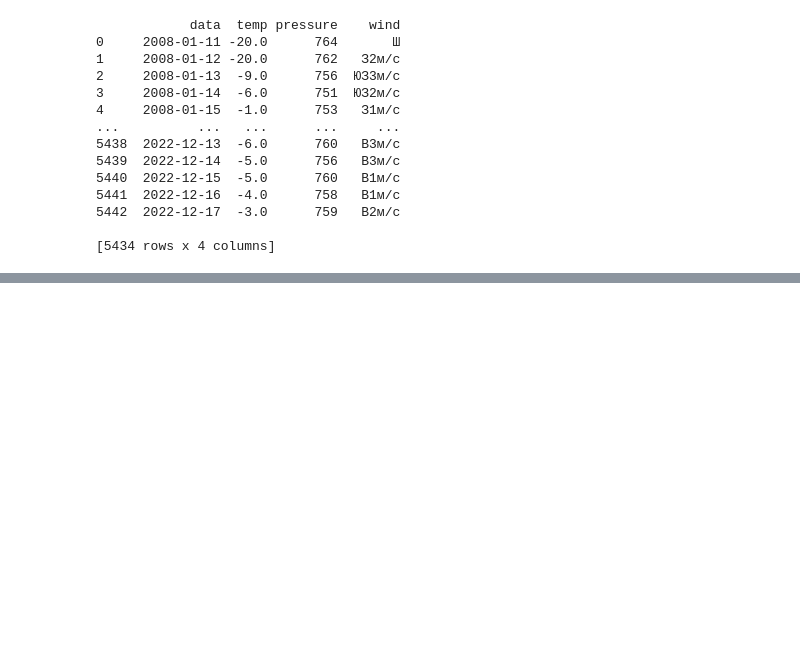
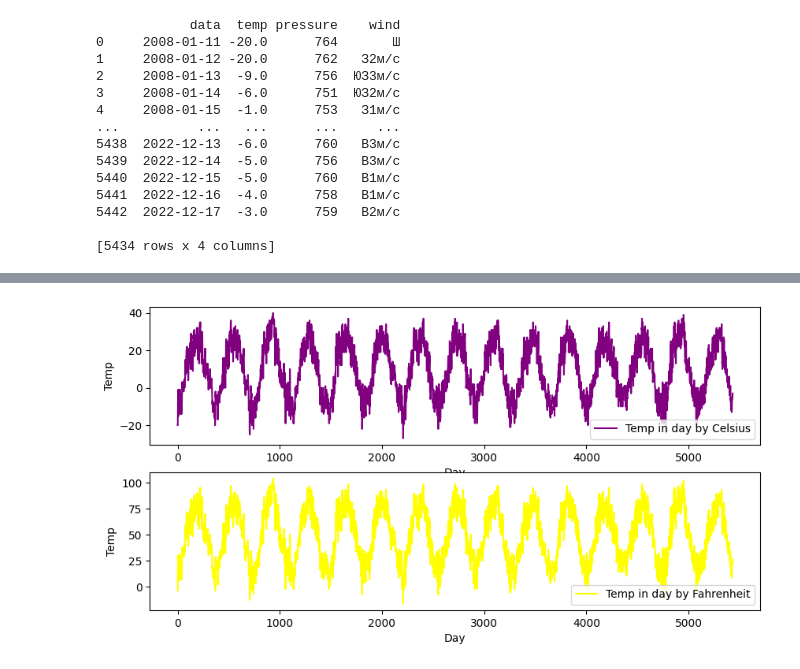
Before and after one commit to ddubbedd/lab-py-3sem, a Jupyter notebook: lab4/main.ipynb, the cells around one changed output, grey strips where cells are left out. Saved outputs shown, nothing was run; the diff lists cells and outputs as text; code cells hidden in the pictures; blank space fills up the shorter version.

```diff
--- a/lab4/main.ipynb
+++ b/lab4/main.ipynb
@@ -88,0 +170,16 @@ print(df_t6)
+# %%
+figure = plt.figure(figsize=(10, 5))
+ax1=figure.add_subplot(211)
+ax1.plot(df['temp'], color="purple")
+plt.legend(["Temp in day by Celsius"])
+plt.xlabel("Day")
+plt.ylabel("Temp")
+
+ax2 = figure.add_subplot(212)
+ax2.plot(df['temp_f'], color="yellow")
+plt.legend(["Temp in day by Fahrenheit"])
+plt.xlabel("Day")
+plt.ylabel("Temp")
+plt.show()
+# %% [output]
+[figure, added]
```
Also changed, not shown: parts of 8 cells of this notebook.
